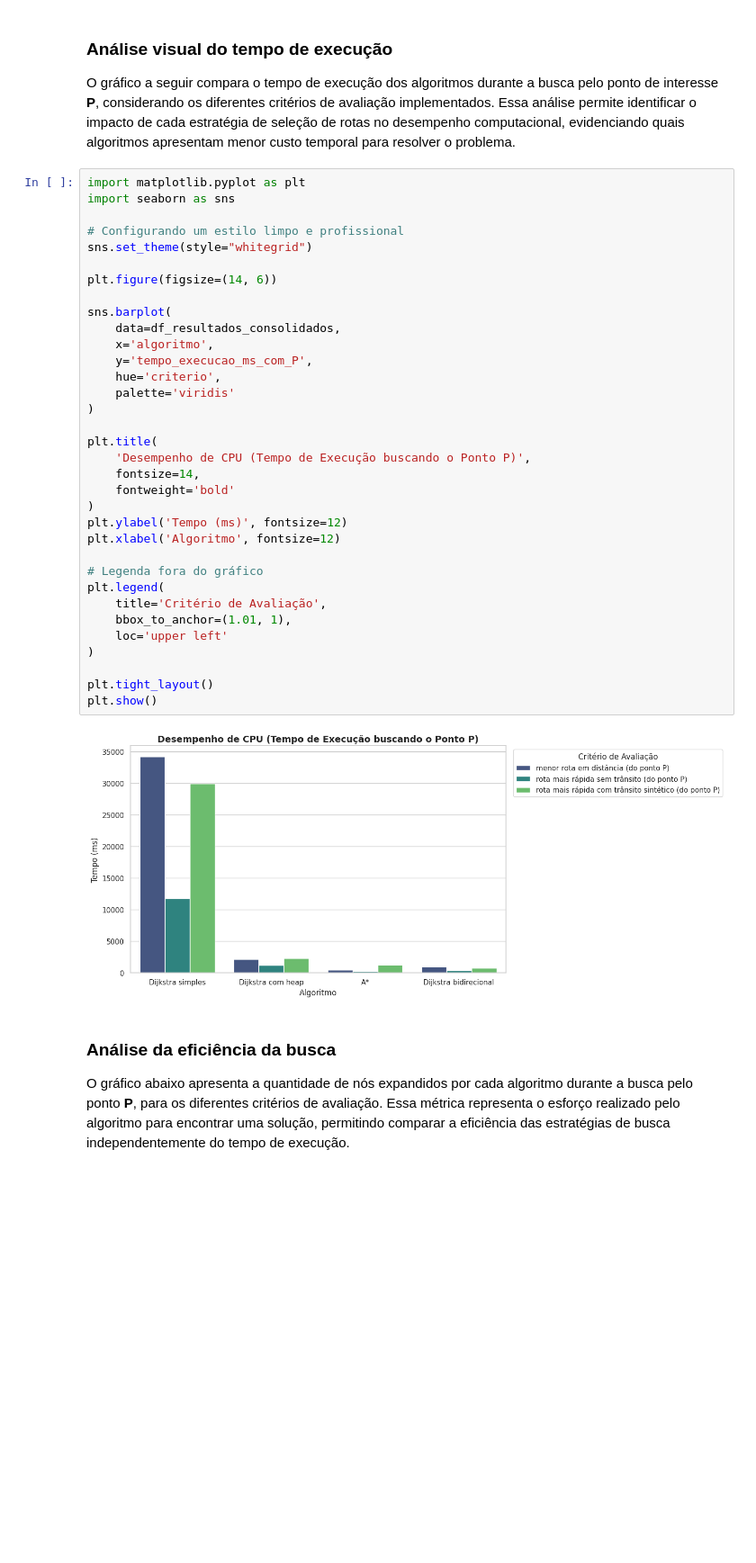
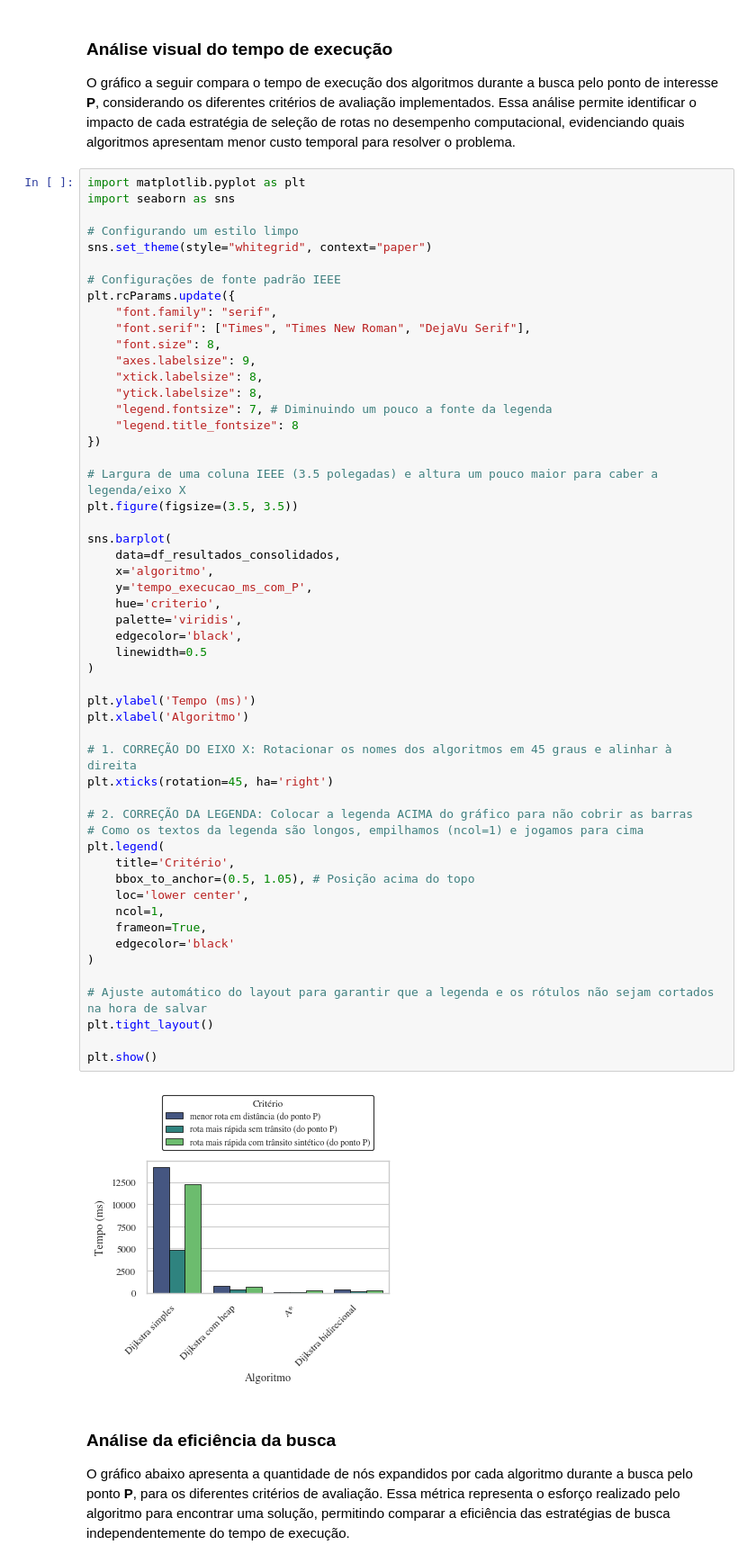
Before and after one commit to edivelton/datastructure, a Jupyter notebook: projects/ridesmart-aed2/RideSmart_AED2.ipynb, the cells around one changed output. Shown at 90% size. Cells and saved outputs as stored; diff of their text form; blank space fills up the shorter version.

Commit message:
Atualiza RideSmart_AED2.ipynb com graficos IEEE, adiciona integrantes no README e insere pasta Relatorio

```diff
--- a/projects/ridesmart-aed2/RideSmart_AED2.ipynb
+++ b/projects/ridesmart-aed2/RideSmart_AED2.ipynb
@@ -1856,39 +1856,58 @@ O gráfico a seguir compara o tempo de execução dos algoritmos durante a busca
 # %%
 import matplotlib.pyplot as plt
 import seaborn as sns
 
-# Configurando um estilo limpo e profissional
-sns.set_theme(style="whitegrid")
+# Configurando um estilo limpo
+sns.set_theme(style="whitegrid", context="paper")
 
-plt.figure(figsize=(14, 6))
+# Configurações de fonte padrão IEEE
+plt.rcParams.update({
+    "font.family": "serif",
+    "font.serif": ["Times", "Times New Roman", "DejaVu Serif"],
+    "font.size": 8,
+    "axes.labelsize": 9,
+    "xtick.labelsize": 8,
+    "ytick.labelsize": 8,
+    "legend.fontsize": 7, # Diminuindo um pouco a fonte da legenda
+    "legend.title_fontsize": 8
+})
+
+# Largura de uma coluna IEEE (3.5 polegadas) e altura um pouco maior para caber a legenda/eixo X
+plt.figure(figsize=(3.5, 3.5))
 
 sns.barplot(
     data=df_resultados_consolidados,
     x='algoritmo',
     y='tempo_execucao_ms_com_P',
     hue='criterio',
-    palette='viridis'
+    palette='viridis',
+    edgecolor='black',
+    linewidth=0.5
 )
 
-plt.title(
-    'Desempenho de CPU (Tempo de Execução buscando o Ponto P)',
-    fontsize=14,
-    fontweight='bold'
-)
-plt.ylabel('Tempo (ms)', fontsize=12)
-plt.xlabel('Algoritmo', fontsize=12)
+plt.ylabel('Tempo (ms)')
+plt.xlabel('Algoritmo')
 
-# Legenda fora do gráfico
+# 1. CORREÇÃO DO EIXO X: Rotacionar os nomes dos algoritmos em 45 graus e alinhar à direita
+plt.xticks(rotation=45, ha='right')
+
+# 2. CORREÇÃO DA LEGENDA: Colocar a legenda ACIMA do gráfico para não cobrir as barras
+# Como os textos da legenda são longos, empilhamos (ncol=1) e jogamos para cima
 plt.legend(
-    title='Critério de Avaliação',
-    bbox_to_anchor=(1.01, 1),
-    loc='upper left'
+    title='Critério',
+    bbox_to_anchor=(0.5, 1.05), # Posição acima do topo
+    loc='lower center',
+    ncol=1,
+    frameon=True,
+    edgecolor='black'
 )
 
+# Ajuste automático do layout para garantir que a legenda e os rótulos não sejam cortados na hora de salvar
 plt.tight_layout()
+
 plt.show()
 # %% [output]
-[figure, old version]
+[figure, new version]
 # %% [markdown]
 ### Análise da eficiência da busca
 
```
Also changed, not shown: parts of 5 cells of this notebook, 27 other files.
